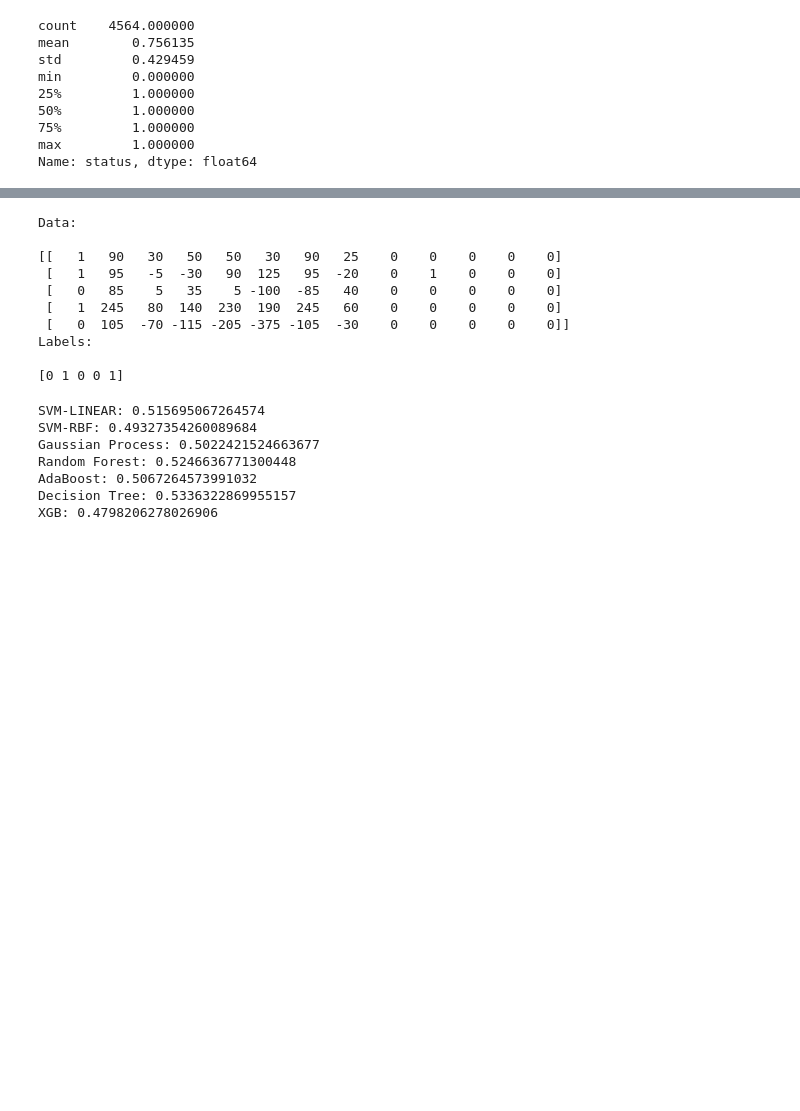
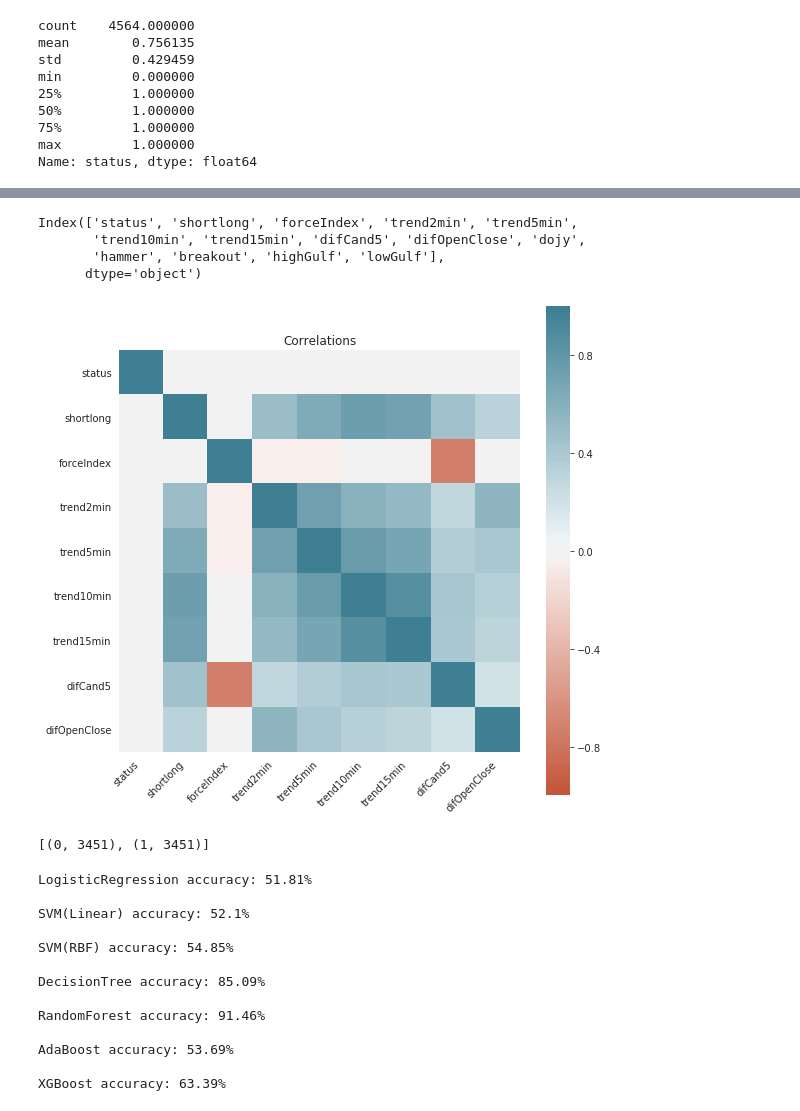
Before and after one commit to omkarudawant/Stock-movement-prediction, a Jupyter notebook: Stock Price Prediction.ipynb, the cells around one changed output, grey strips where cells are left out. Saved outputs shown, nothing was run; the diff lists cells and outputs as text; code cells hidden in the pictures; blank space fills up the shorter version.

```diff
--- a/Stock Price Prediction.ipynb
+++ b/Stock Price Prediction.ipynb
@@ -190,0 +159,13 @@ ax.set_xticklabels(ax.get_xticklabels(),
+# %%
+df.columns
+# %% [output]
+Index(['status', 'shortlong', 'forceIndex', 'trend2min', 'trend5min',
+       'trend10min', 'trend15min', 'difCand5', 'difOpenClose', 'dojy',
+       'hammer', 'breakout', 'highGulf', 'lowGulf'],
+      dtype='object')
+# %%
+df.drop(['dojy', 'hammer', 'breakout', 'highGulf', 'lowGulf'], axis=1, inplace=True)
+# %%
+plot_heatmap(df)
+# %% [output]
+[figure, added]
@@ -194,13 +177,6 @@ y = df['status'].values
-# %%
-print(f'Data:\n\n{X[-5:]}\nLabels:\n\n{y[-5:]}')
-# %% [output]
-Data:
-
-[[   1   90   30   50   50   30   90   25    0    0    0    0    0]
- [   1   95   -5  -30   90  125   95  -20    0    1    0    0    0]
- [   0   85    5   35    5 -100  -85   40    0    0    0    0    0]
- [   1  245   80  140  230  190  245   60    0    0    0    0    0]
- [   0  105  -70 -115 -205 -375 -105  -30    0    0    0    0    0]]
-Labels:
-
-[0 1 0 0 1]
+# %%
+ros = RandomOverSampler(random_state=0)
+X_resampled, y_resampled = ros.fit_resample(temp_X, temp_y)
+print(sorted(Counter(y_resampled).items()))
+# %% [output]
+[(0, 3451), (1, 3451)]
@@ -217,8 +196,7 @@ X = StandardScaler().fit_transform(X)
 X_train, X_test, y_train, y_test = train_test_split(X, y, test_size=0.1)
 # %%
 names = [
-    "SVM-LINEAR", "SVM-RBF", "Gaussian Process", "Random Forest", "AdaBoost",
-    "Decision Tree", 'XGB'
+    'LogisticRegression', 'SVM(Linear)', 'SVM(RBF)', 'DecisionTree', 'RandomForest', 'AdaBoost', 'XGBoost'
 ]
 
 classifiers = [
@@ -235,12 +213,18 @@ classifiers = [
 for name, clf in zip(names, classifiers):
     clf.fit(X_train, y_train)
     score = clf.score(X_test, y_test)
-    print(f'{name}: {score}')
+    print(f'{name} accuracy: {round(score*100, 2)}%\n')
 # %% [output]
-SVM-LINEAR: 0.515695067264574
-SVM-RBF: 0.49327354260089684
-Gaussian Process: 0.5022421524663677
-Random Forest: 0.5246636771300448
-AdaBoost: 0.5067264573991032
-Decision Tree: 0.5336322869955157
-XGB: 0.4798206278026906
+LogisticRegression accuracy: 51.81%
+
+SVM(Linear) accuracy: 52.1%
+
+SVM(RBF) accuracy: 54.85%
+
+DecisionTree accuracy: 85.09%
+
+RandomForest accuracy: 91.46%
+
+AdaBoost accuracy: 53.69%
+
+XGBoost accuracy: 63.39%
```
Also changed, not shown: parts of 35 cells of this notebook.
